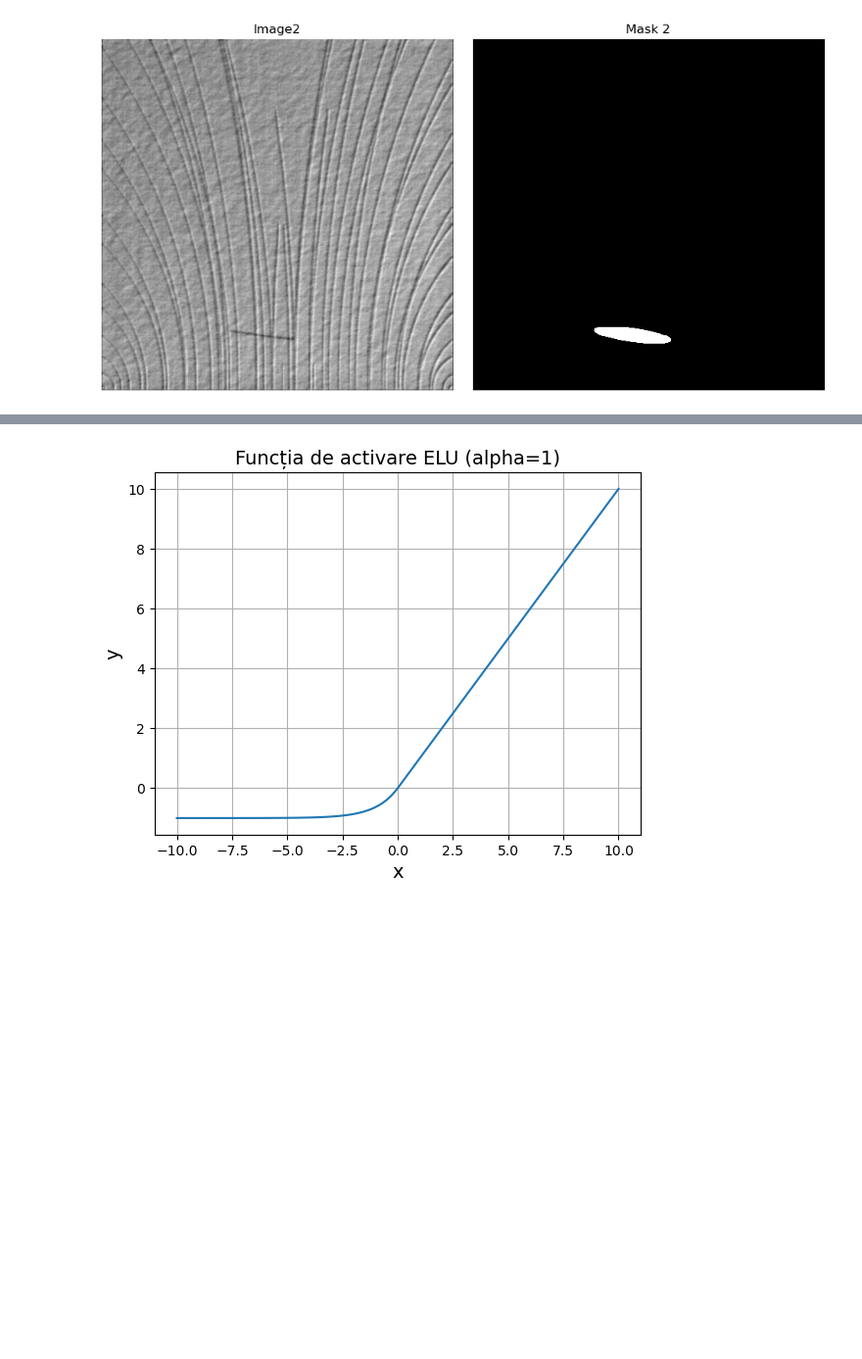
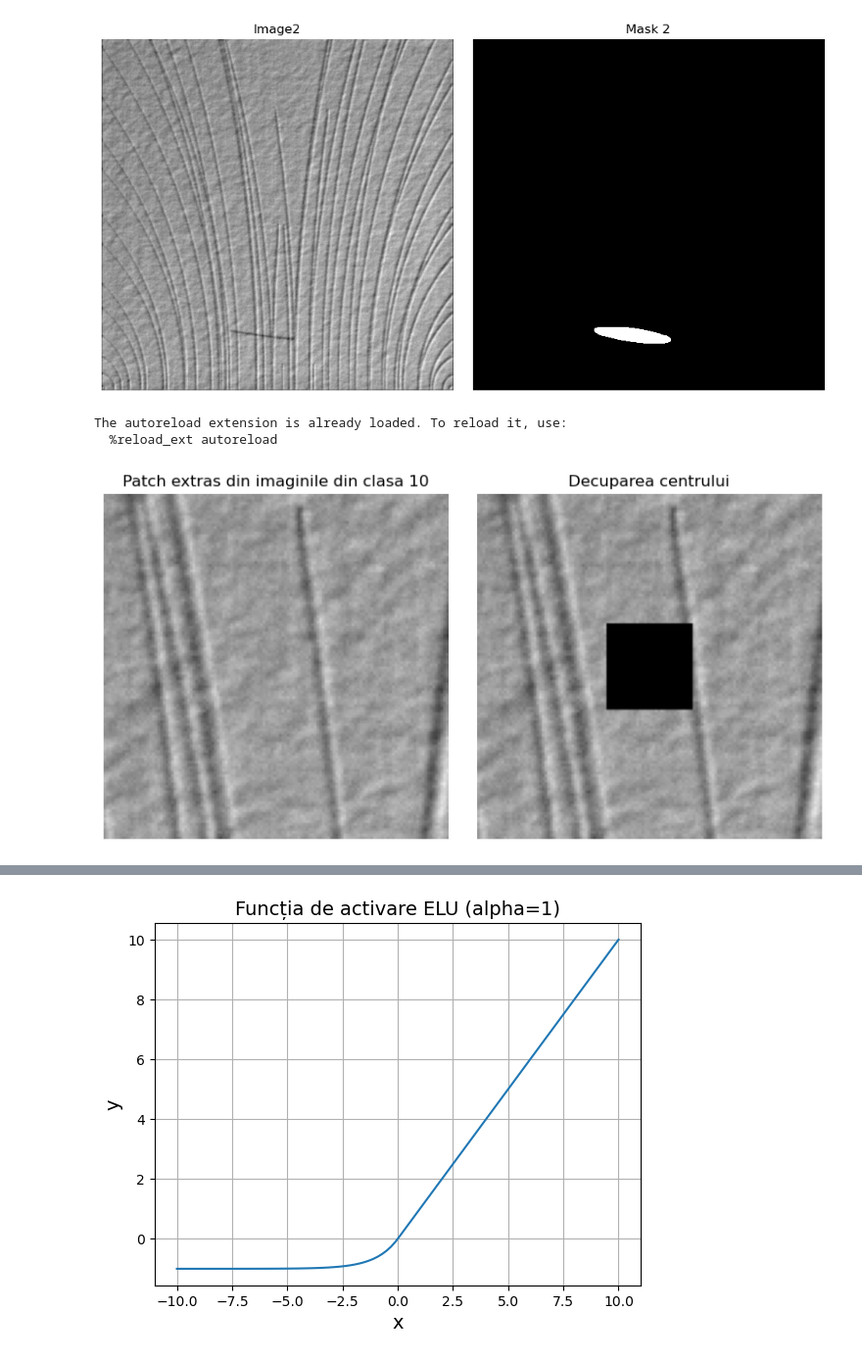
Before and after one commit to popastefan10/DeepAD, a Jupyter notebook: notebooks/playground.ipynb, the cells around one changed output, grey strips where cells are left out. Shown at 98% size. Drawn from its saved outputs; the diff is of its cells as text; code cells hidden in the pictures; blank space fills up the shorter version.

```diff
--- a/notebooks/playground.ipynb
+++ b/notebooks/playground.ipynb
@@ -135,3 +150,37 @@ The autoreload extension is already loaded. To reload it, use:
 {'10_0013': 'C:\\Stefan\\Facultate\\Licenta\\Datasets\\DAGM\\Class10\\Test\\Label\\0013_label_better.png', '10_0020': 'C:\\Stefan\\Facultate\\Licenta\\Datasets\\DAGM\\Class10\\Test\\Label\\0020_label_ ...
 C:\Stefan\Facultate\Licenta\Datasets\DAGM\Class10\Test\Label\0045_label.PNG
 [figure]
+# %%
+%load_ext autoreload
+%autoreload 2
+%matplotlib inline
+import matplotlib.pyplot as plt
+
+from src.deep_ad.config import Config
+from src.deep_ad.data.dagm_dataset import DAGMPatchDataset
+from src.deep_ad.data.dagm_utils import dagm_get_patches_dir
+from src.deep_ad.image import plot_images
+from src.deep_ad.transforms import create_validation_transform
+from src.deep_ad.trainer import create_center_mask
+
+config = Config(root_dir="..", config_path="../default_config.yml")
+patches_dir = dagm_get_patches_dir(
+    config,
+    ppi=config.ppi,
+    patch_size=config.raw_patch_size,
+    pad=config.patches_pad,
+    name=config.patches_dataset_name,
+)
+test_dataset = DAGMPatchDataset(patches_dir, transform=create_validation_transform(config), classes=[10])
+idx = 2
+image, _ = test_dataset[idx]
+image = image.squeeze()
+mask = create_center_mask()
+input_image = image * (1 - mask)
+plot_images([image, input_image], [f"Patch extras din imaginile din clasa {10}", f"Decuparea centrului"], rows=1, cols=2, figsize=(8, 4), show=False)
+plt.savefig("./cut_patch_center.pdf", bbox_inches='tight')
+plt.show()
+# %% [output]
+The autoreload extension is already loaded. To reload it, use:
+  %reload_ext autoreload
+[figure, added]
```
Also changed, not shown: parts of 7 cells of this notebook, 16 other files.
